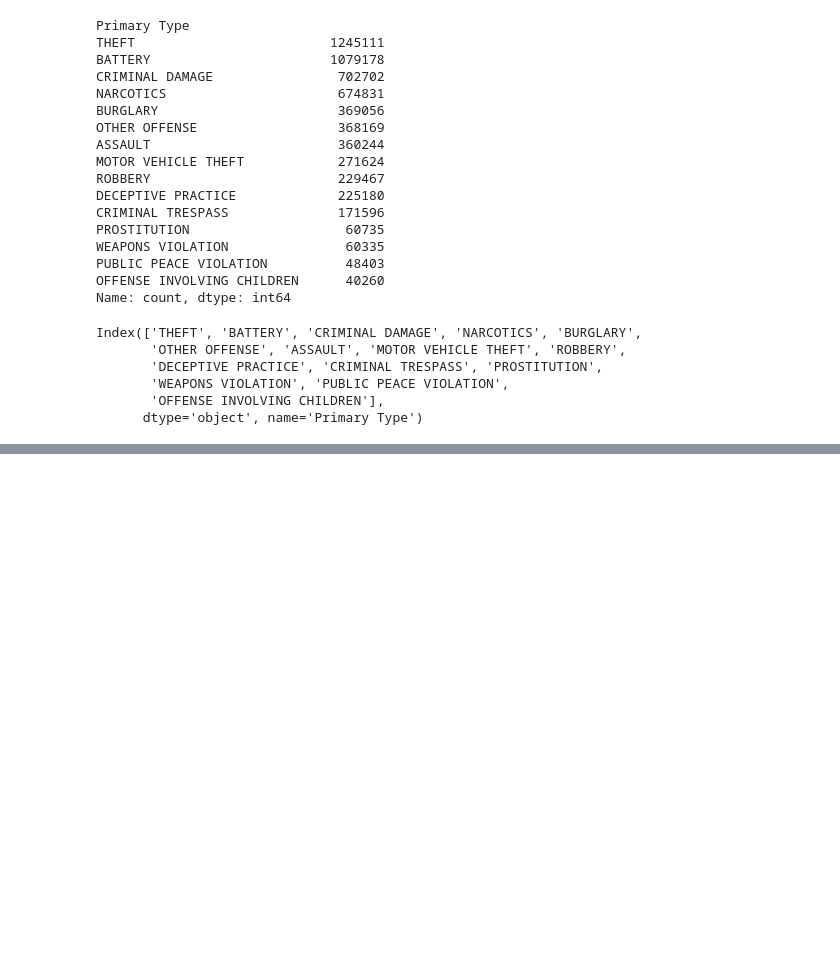
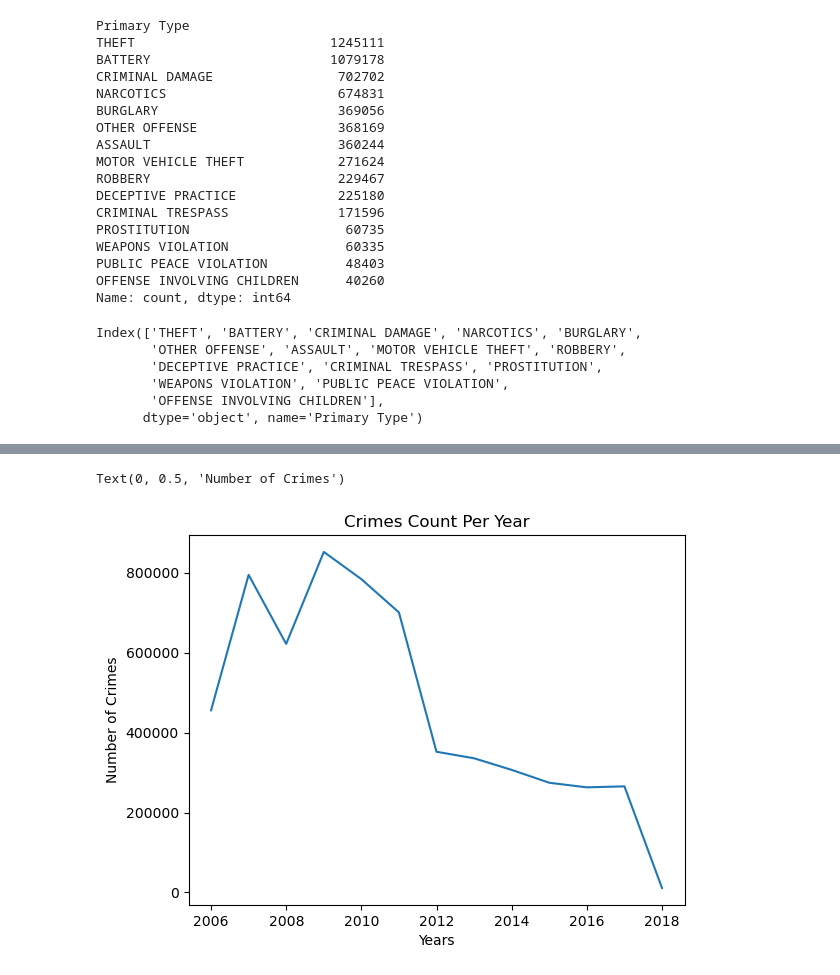
Before and after one commit to elarsaks/8ML-Projects, a Jupyter notebook: Project 3/MySolution.ipynb, the cells around one changed output, grey strips where cells are left out. Drawn from its saved outputs; the diff is of its cells as text; code cells hidden in the pictures; blank space fills up the shorter version.

```diff
--- a/Project 3/MySolution.ipynb
+++ b/Project 3/MySolution.ipynb
@@ -176,0 +200,10 @@ ValueError: Could not interpret value `Primary Types` for `y`. An entry with thi
+# %%
+# Resample is a Convenience method for frequency conversion and resampling of time series.
+
+plt.plot(chicago_df.resample('Y').size())
+plt.title('Crimes Count Per Year')
+plt.xlabel('Years')
+plt.ylabel('Number of Crimes')
+# %% [output]
+Text(0, 0.5, 'Number of Crimes')
+[figure, added]
```
Also changed, not shown: parts of 15 cells of this notebook.
